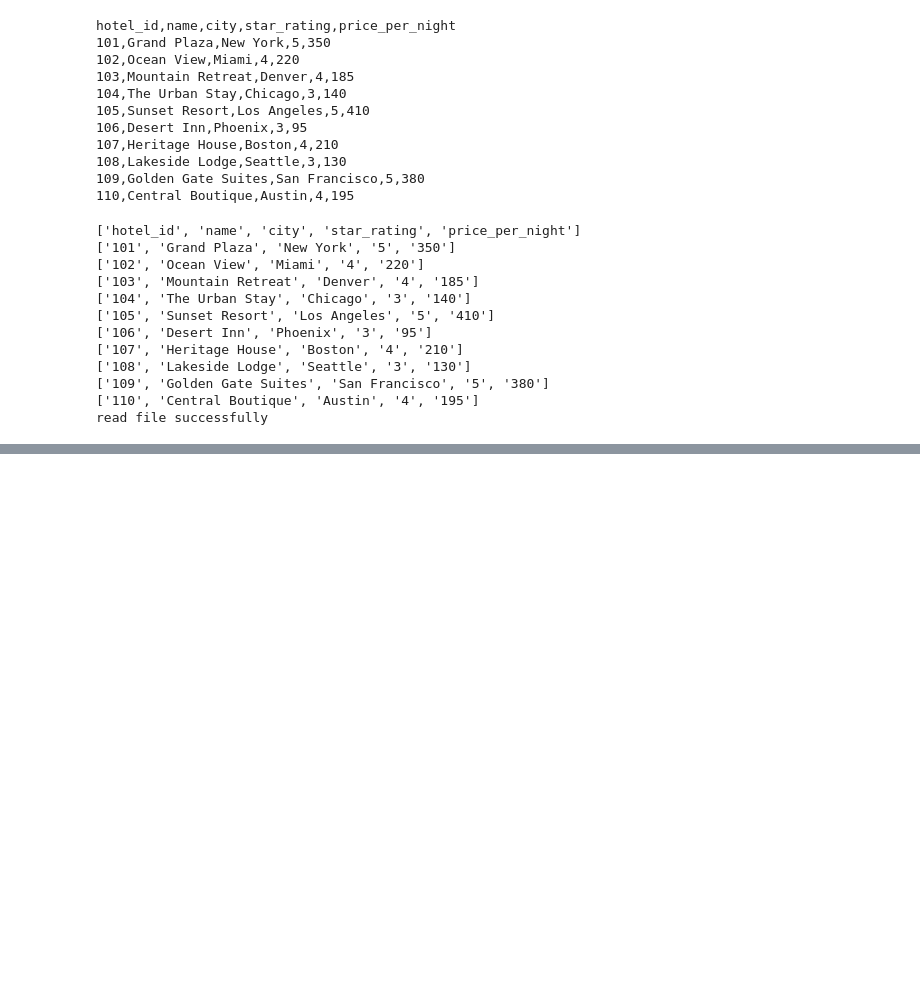
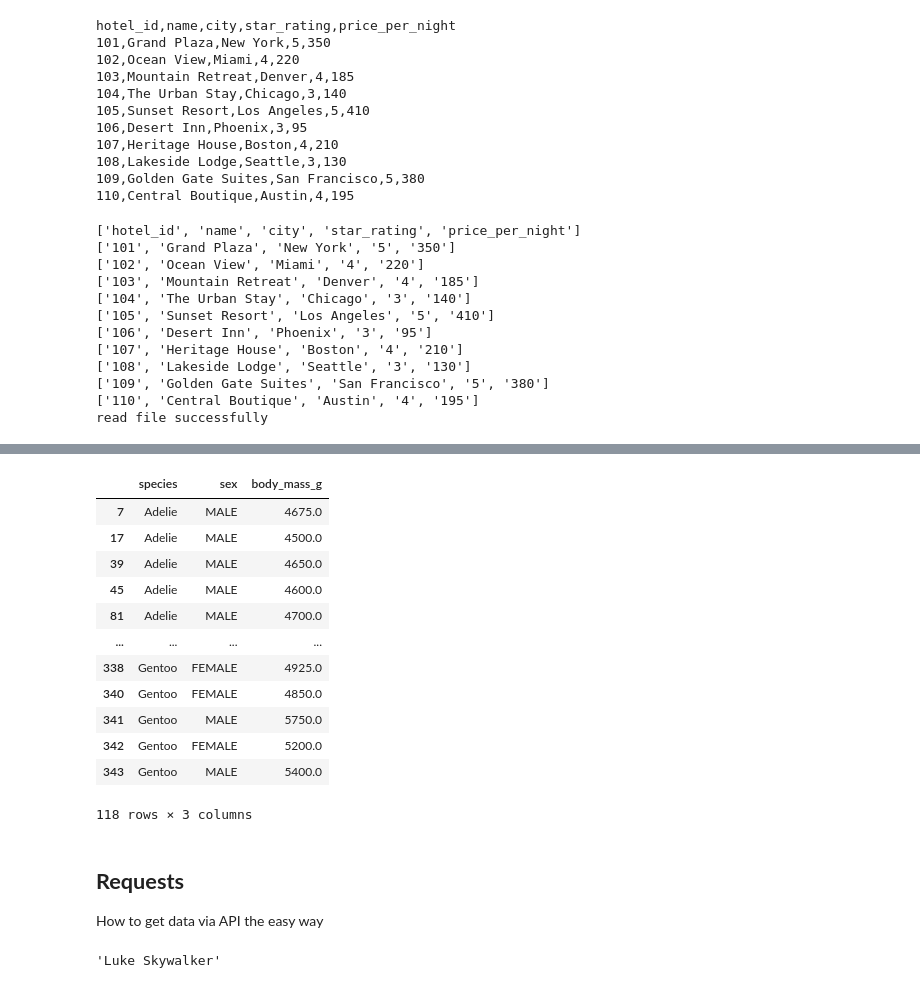
Before and after one commit to Gernnn/Data-Bootcamp_12, a Jupyter notebook: Essential_Python_for_DA.ipynb, the cells around one changed output, grey strips where cells are left out. Drawn from its saved outputs; the diff is of its cells as text; code cells hidden in the pictures; blank space fills up the shorter version.

```diff
--- a/Essential_Python_for_DA.ipynb
+++ b/Essential_Python_for_DA.ipynb
@@ -175,0 +307,21 @@ read file successfully
+# %%
+## filter without query()
+df_penguin[df_penguin['body_mass_g'] >= 4500][["species", "sex", "body_mass_g"]]
+# %% [output]
+|  | species | sex | body_mass_g |
+| 7 | Adelie | MALE | 4675.0 |
+| 17 | Adelie | MALE | 4500.0 |
+| 39 | Adelie | MALE | 4650.0 |
+| 45 | Adelie | MALE | 4600.0 |
+| 81 | Adelie | MALE | 4700.0 |
+| ... | ... | ... | ... |
+| 338 | Gentoo | FEMALE | 4925.0 |
+| 340 | Gentoo | FEMALE | 4850.0 |
+| 341 | Gentoo | MALE | 5750.0 |
+| 342 | Gentoo | FEMALE | 5200.0 |
+| 343 | Gentoo | MALE | 5400.0 |
+118 rows × 3 columns
+# %% [markdown]
+## **Requests**
+
+How to get data via API the easy way
@@ -175,0 +335,4 @@ read file successfully
+# %%
+response.json()["name"]
+# %% [output]
+'Luke Skywalker'
```
Also changed, not shown: parts of 23 cells of this notebook.
